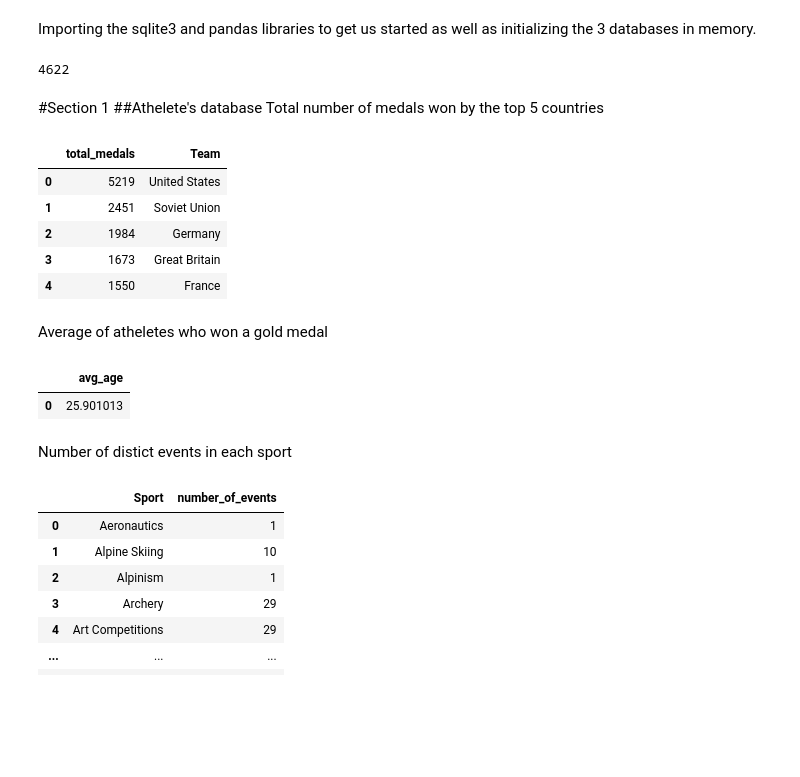
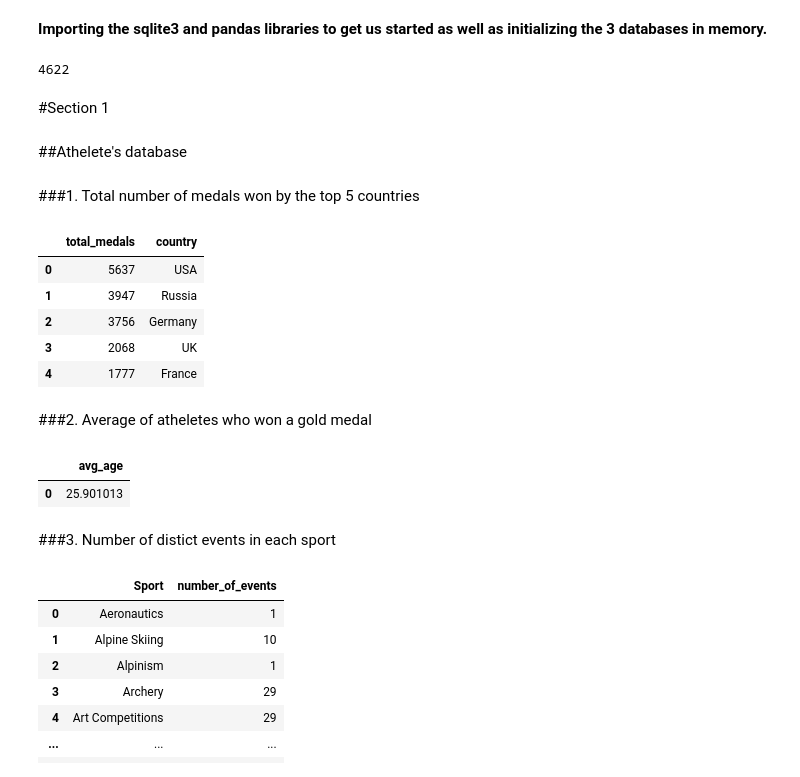
Before and after one commit to kiundi/kamilimu_assignments, a Jupyter notebook: sql/assignment.ipynb, the cells around one changed output. Drawn from its saved outputs; the diff is of its cells as text; code cells hidden in the pictures; blank space fills up the shorter version.

Commit message:
Improved layout and corrections made to section 1

```diff
--- a/sql/assignment.ipynb
+++ b/sql/assignment.ipynb
@@ -1,5 +1,5 @@
 # %% [markdown]
-Importing the sqlite3 and pandas libraries to get us started as well as initializing the 3 databases in memory.
+**Importing the sqlite3 and pandas libraries to get us started as well as initializing the 3 databases in memory.**
 # %%
 import sqlite3
 import pandas as pd
@@ -20,29 +20,32 @@ regions.to_sql("regions_table", conn, index=False, if_exists="replace")
 sales.to_sql("sales_table", conn, index=False, if_exists="replace")
 # %% [output]
 4622
+# %% [markdown]
+#Section 1
+# %% [markdown]
+##Athelete's database
 # %% [markdown]
-#Section 1
-##Athelete's database
-Total number of medals won by the top 5 countries
+###1. Total number of medals won by the top 5 countries
 # %%
 pd.read_sql(
     """
-    SELECT Count(medal) as total_medals, team
-    FROM athletes_table
-    GROUP BY team
+    SELECT Count(at.medal) as total_medals, rt.region country
+    FROM athletes_table at
+    LEFT JOIN regions_table rt on at.NOC = rt.NOC
+    GROUP BY rt.region
     ORDER BY total_medals DESC
     LIMIT 5;
     """,conn
 )
 # %% [output]
-|  | total_medals | Team |
-| 0 | 5219 | United States |
-| 1 | 2451 | Soviet Union |
-| 2 | 1984 | Germany |
-| 3 | 1673 | Great Britain |
-| 4 | 1550 | France |
+|  | total_medals | country |
+| 0 | 5637 | USA |
+| 1 | 3947 | Russia |
+| 2 | 3756 | Germany |
+| 3 | 2068 | UK |
+| 4 | 1777 | France |
 # %% [markdown]
-Average of atheletes who won a gold medal
+###2. Average of atheletes who won a gold medal
 # %%
 pd.read_sql(
     """
@@ -55,7 +58,7 @@ pd.read_sql(
 |  | avg_age |
 | 0 | 25.901013 |
 # %% [markdown]
-Number of distict events in each sport
+###3. Number of distict events in each sport
 # %%
 pd.read_sql(
     """
```
Also changed, not shown: parts of 10 cells of this notebook.
